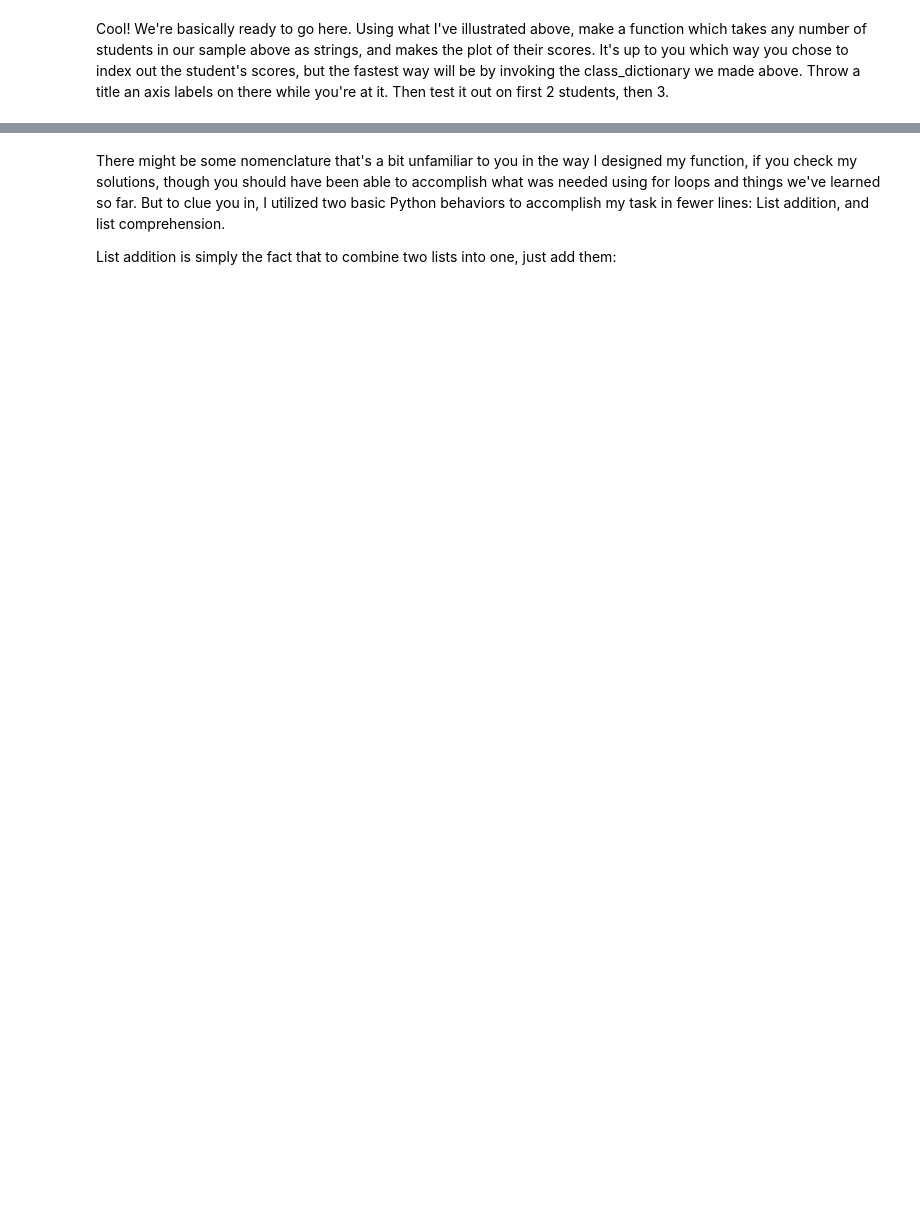
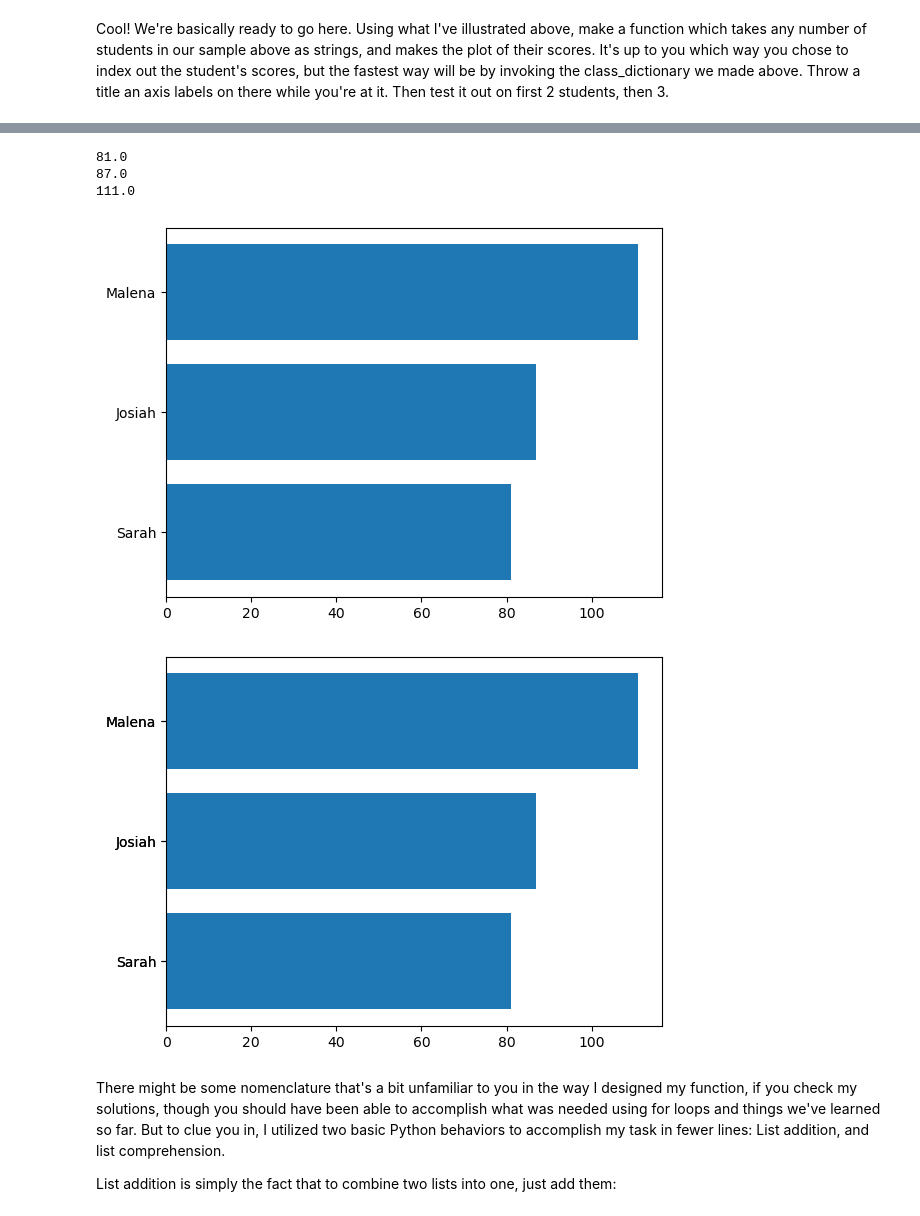
Before and after one commit to damianivn/Astronomy, a Jupyter notebook: Classwork/10-29/day1_tutorial_part2.ipynb, the cells around one changed output, grey strips where cells are left out. Cells and saved outputs as stored; diff of their text form; code cells hidden in the pictures; blank space fills up the shorter version.

```diff
--- a/Classwork/10-29/day1_tutorial_part2.ipynb
+++ b/Classwork/10-29/day1_tutorial_part2.ipynb
@@ -477,3 +514,16 @@ Cool! We're basically ready to go here. Using what I've illustrated above, make
+# %%
+ticklabels = []
+scores = []
+def comp(student,*args):
+    ticklabels.append(student)
+    scores.append(class_dictionary[student])
+    for i in args:
+        ticklabels.append(i)
+        scores.append(class_dictionary[i])
+
+    plt.barh(ticklabels,scores)
+    plt.yticks(ticklabels,ticklabels)
+    plt.show()
 # %%
 #Try running your function with this block, and seeing if you get the plot below.
 compare_students('Sarah','Josiah')
@@ -480,5 +534,12 @@ compare_students('Sarah','Josiah')
 # %%
 compare_students('Sarah','Josiah','Malena')
+comp('Sarah','Josiah','Malena')
+# %% [output]
+81.0
+87.0
+111.0
+[figure, added]
+[figure, added]
 # %% [markdown]
 There might be some nomenclature that's a bit unfamiliar to you in the way I designed my function, if you check my solutions, though you should have been able to accomplish what was needed using for loops and things we've learned so far. But to clue you in, I utilized two basic Python behaviors to accomplish my task in fewer lines: List addition, and list comprehension.
 
```
Also changed, not shown: parts of 23 cells of this notebook.
